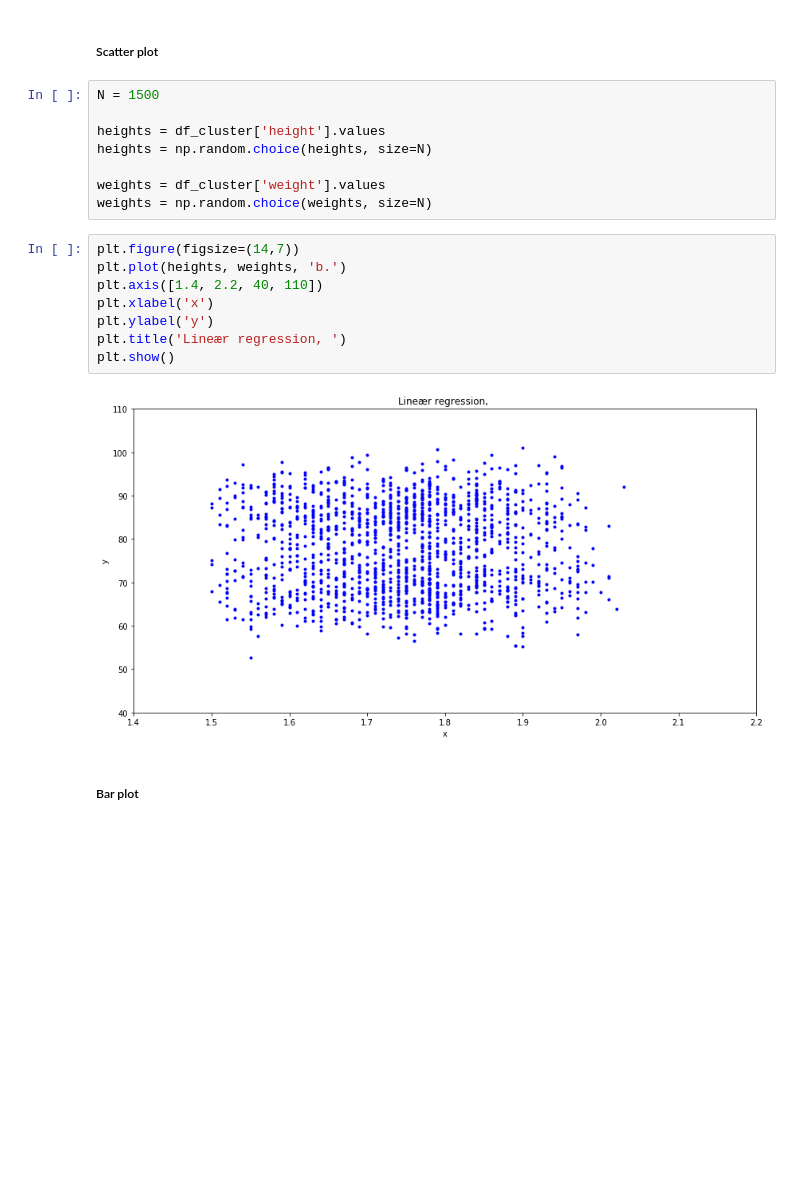
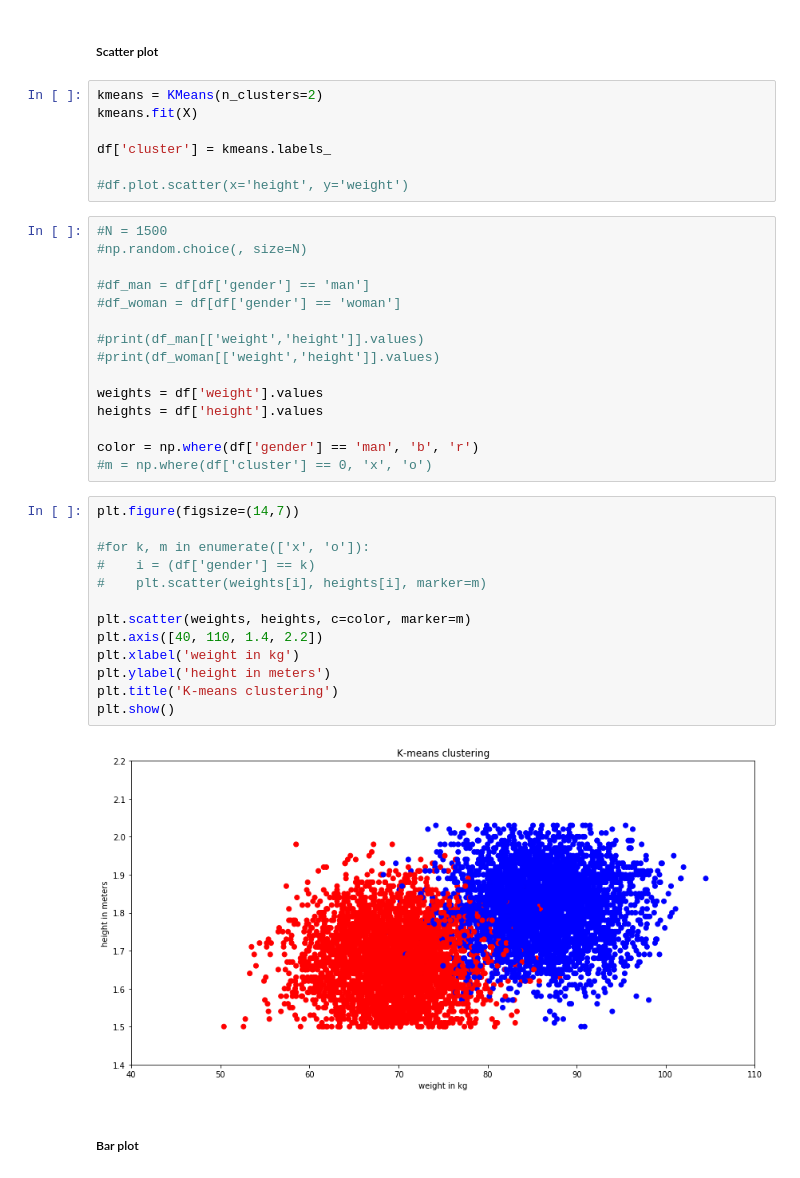
Before and after one commit to jessalfredsen/kom_godt_igang_med_python, a Jupyter notebook: main.ipynb, the cells around one changed output. Drawn from its saved outputs; the diff is of its cells as text; blank space fills up the shorter version.

Commit message:
Added scatter plots bro...

```diff
--- a/main.ipynb
+++ b/main.ipynb
@@ -653,23 +653,42 @@ plt.show()
 # %% [markdown]
 ##### Scatter plot
-# %%
-N = 1500
-
-heights = df_cluster['height'].values
-heights = np.random.choice(heights, size=N)
-
-weights = df_cluster['weight'].values
-weights = np.random.choice(weights, size=N)
+# %%
+kmeans = KMeans(n_clusters=2)
+kmeans.fit(X)
+
+df['cluster'] = kmeans.labels_
+
+#df.plot.scatter(x='height', y='weight')
+# %%
+#N = 1500
+#np.random.choice(, size=N)
+
+#df_man = df[df['gender'] == 'man']
+#df_woman = df[df['gender'] == 'woman']
+
+#print(df_man[['weight','height']].values)
+#print(df_woman[['weight','height']].values)
+
+weights = df['weight'].values
+heights = df['height'].values
+
+color = np.where(df['gender'] == 'man', 'b', 'r')
+#m = np.where(df['cluster'] == 0, 'x', 'o')
 # %%
 plt.figure(figsize=(14,7))
-plt.plot(heights, weights, 'b.')
-plt.axis([1.4, 2.2, 40, 110])
-plt.xlabel('x')
-plt.ylabel('y')
-plt.title('Lineær regression, ')
+
+#for k, m in enumerate(['x', 'o']):
+#    i = (df['gender'] == k)
+#    plt.scatter(weights[i], heights[i], marker=m)
+
+plt.scatter(weights, heights, c=color, marker=m)
+plt.axis([40, 110, 1.4, 2.2])
+plt.xlabel('weight in kg')
+plt.ylabel('height in meters')
+plt.title('K-means clustering')
 plt.show()
 # %% [output]
-[figure, old version]
+[figure, new version]
 # %% [markdown]
 ##### Bar plot
 # %% [markdown]
```
Also changed, not shown: parts of 21 cells of this notebook.
